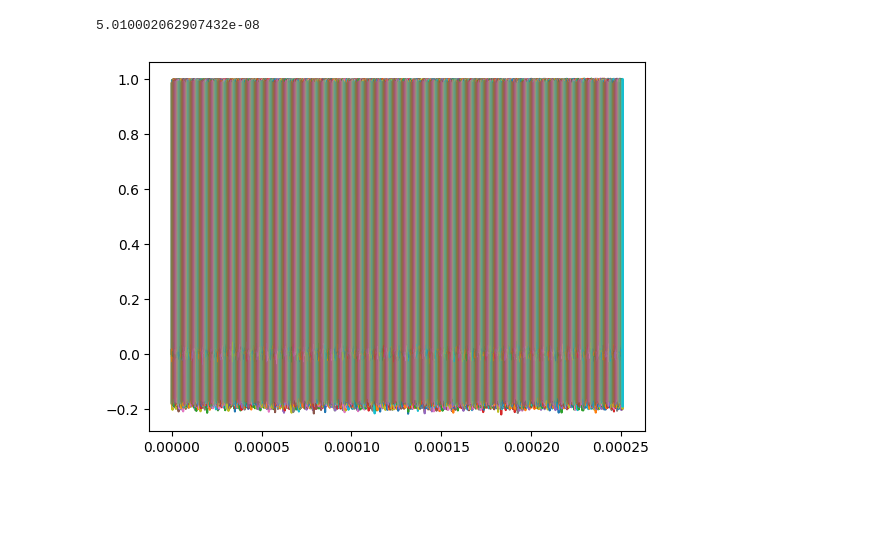
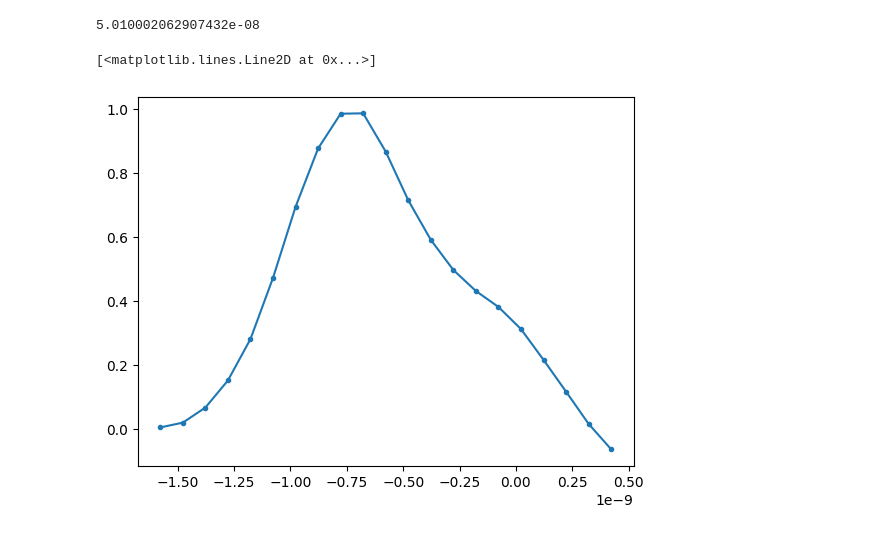
Before and after one commit to leonardolanteri/ETL_TestingDAQ, a Jupyter notebook: notebooks/mcp_manual_fitter.ipynb, the cells around one changed output. Cells and saved outputs as stored; diff of their text form; code cells hidden in the pictures; blank space fills up the shorter version.

```diff
--- a/notebooks/mcp_manual_fitter.ipynb
+++ b/notebooks/mcp_manual_fitter.ipynb
@@ -198,9 +198,17 @@ print(x[0,-1] - x[0,0])
 # %%
 importlib.reload(mcp)
 mcp_data = lecroy.LecroyReader("/home/users/hswanson13/ETL_TestingDAQ/unit_test/input_data/run_5100/C2--Trace5100.trc")
 x = mcp_data.x
 y = mcp_data.y
 
 seconds, volts = mcp.MCPSignalScaler.normalize(x,y)
+
+s, v = seconds[0], volts[0]
+
+mask = (s < 0.05e-8) & (s > -0.16e-8)
+plt.plot(s[mask], v[mask], marker='.')
+
+# fit high order polynomial
 # %% [output]
+[<matplotlib.lines.Line2D at 0x...>]
-[figure, old version]
+[figure, new version]
```
Also changed, not shown: parts of 4 cells of this notebook.
